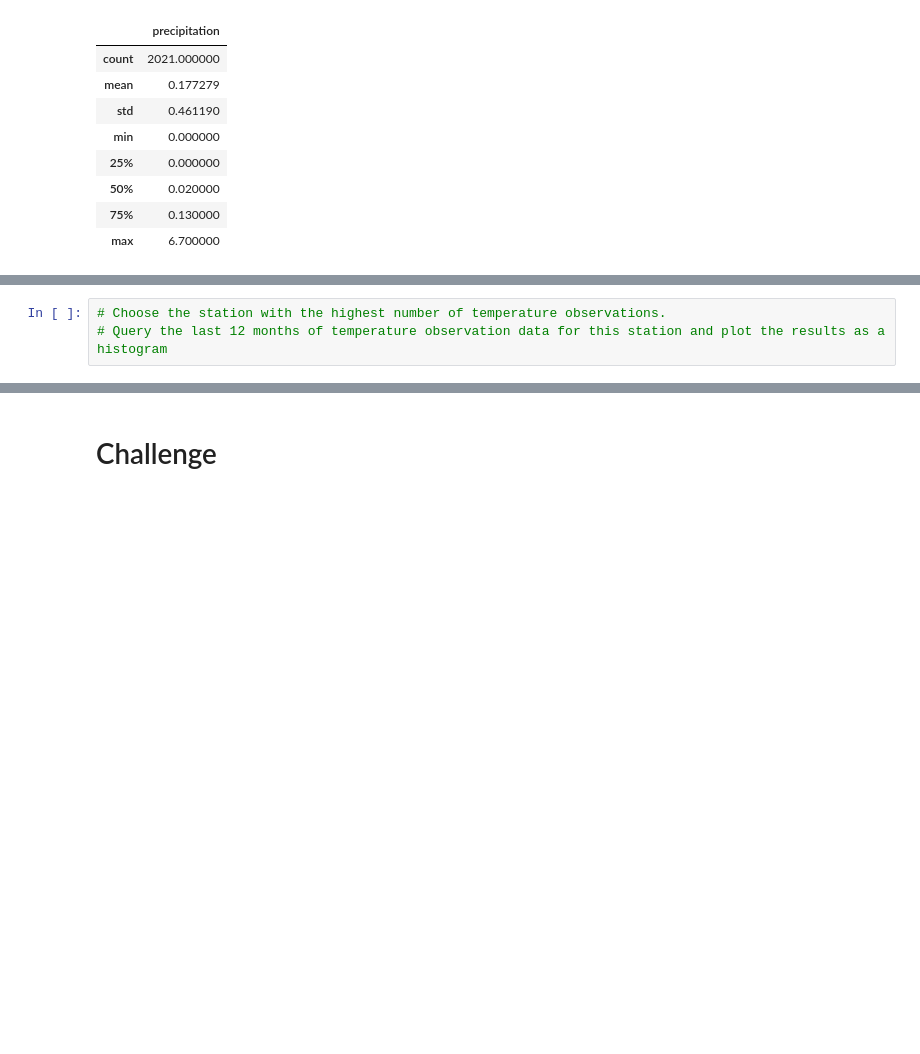
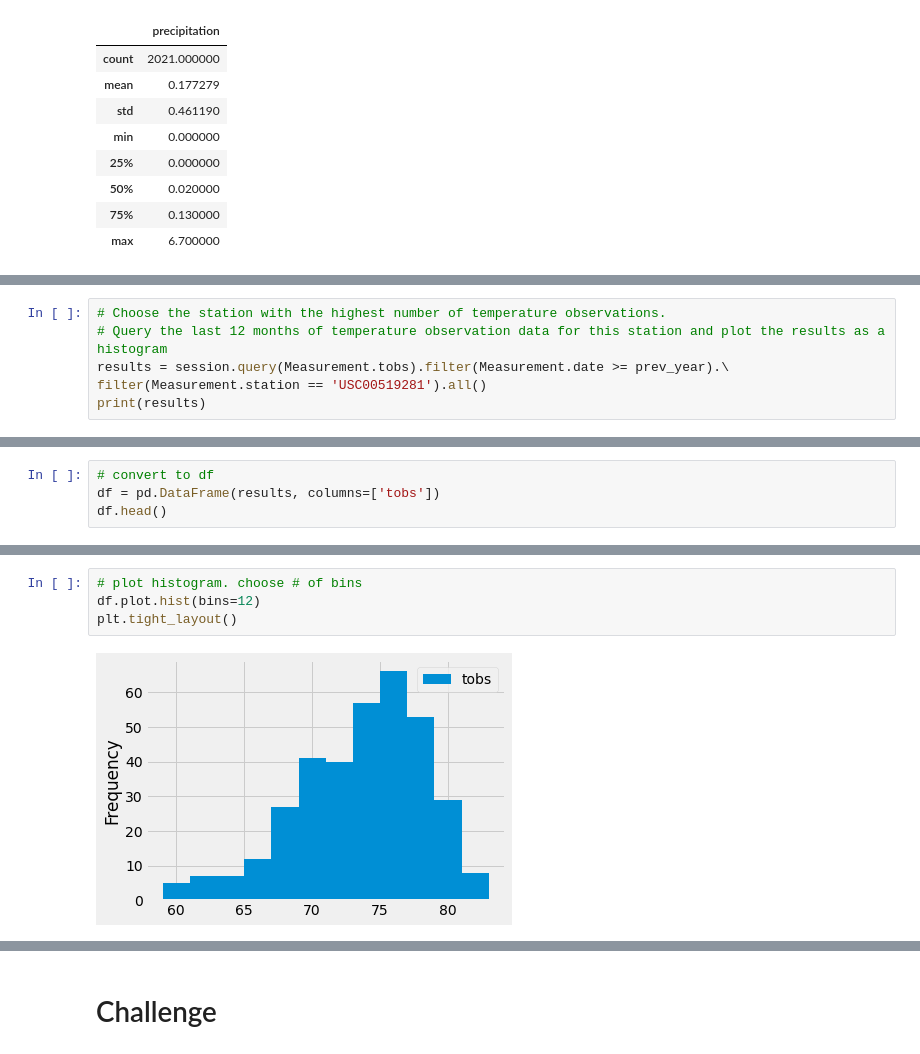
Before and after one commit to cacostamx/surfs_up, a Jupyter notebook: climate_analysis.ipynb, the cells around one changed output, grey strips where cells are left out. Cells and saved outputs as stored; diff of their text form; blank space fills up the shorter version.

Commit message:
temps histogram

```diff
--- a/climate_analysis.ipynb
+++ b/climate_analysis.ipynb
@@ -88,3 +128,6 @@ df.describe()
 # %%
 # Choose the station with the highest number of temperature observations.
 # Query the last 12 months of temperature observation data for this station and plot the results as a histogram
+results = session.query(Measurement.tobs).filter(Measurement.date >= prev_year).\
+filter(Measurement.station == 'USC00519281').all()
+print(results)
@@ -90,0 +136,4 @@ df.describe()
+# %%
+# convert to df
+df = pd.DataFrame(results, columns=['tobs'])
+df.head()
@@ -91,3 +147,9 @@ df.describe()
+# %%
+# plot histogram. choose # of bins
+df.plot.hist(bins=12)
+plt.tight_layout()
+# %% [output]
+[figure, added]
 # %%
 # Write a function called `calc_temps` that will accept start date and end date in the format '%Y-%m-%d'
 # and return the minimum, average, and maximum temperatures for that range of dates
```
Also changed, not shown: parts of 11 cells of this notebook.
